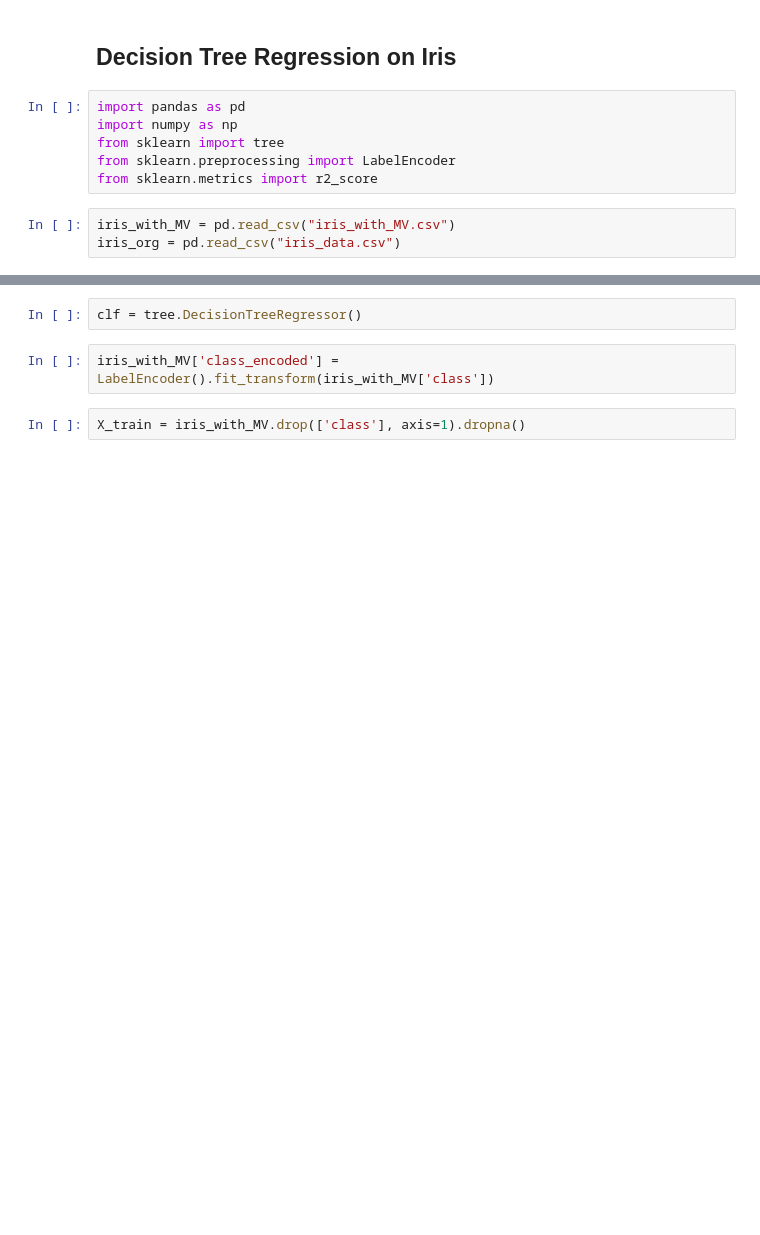
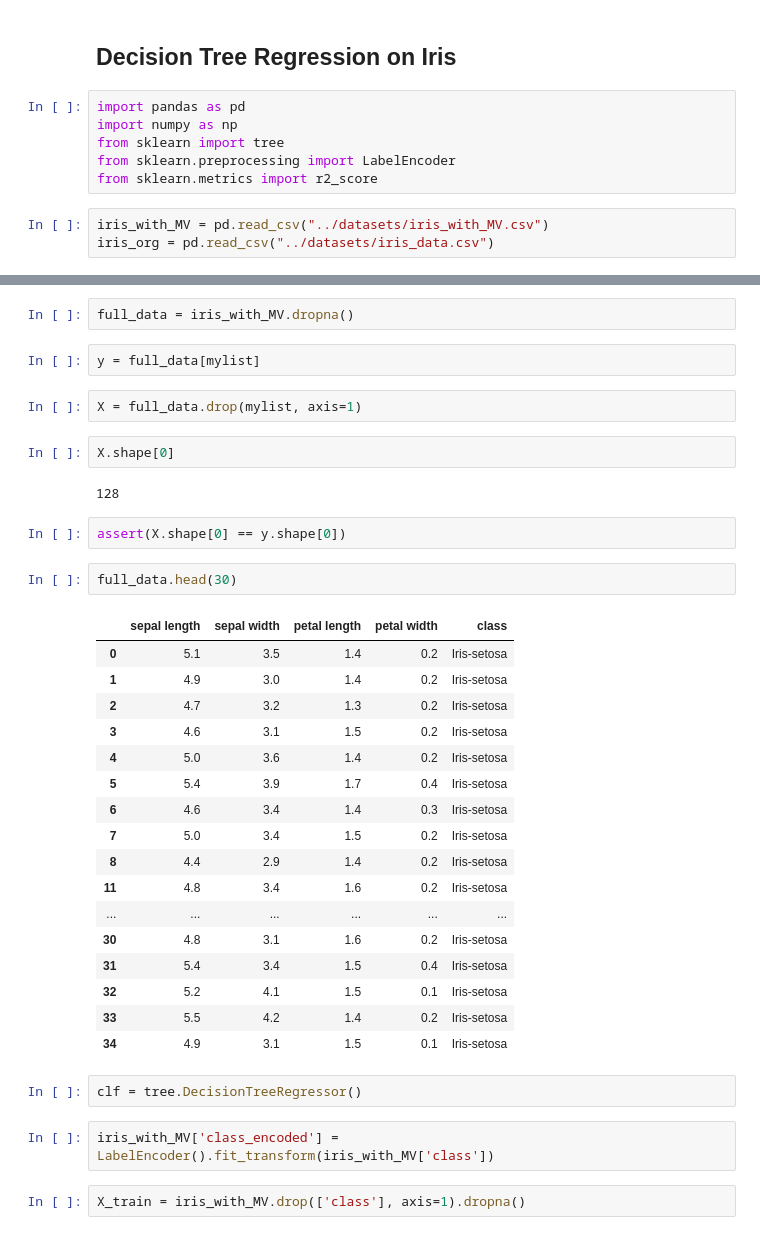
Before and after one commit to imbottlebird/MIT_6_830_project, a Jupyter notebook: notebooks/DecisionTree.ipynb, the cells around one changed output, grey strips where cells are left out. Drawn from its saved outputs; the diff is of its cells as text; blank space fills up the shorter version.

```diff
--- a/DecisionTree.ipynb
+++ b/notebooks/DecisionTree.ipynb
@@ -7,5 +7,5 @@ from sklearn import tree
 from sklearn.preprocessing import LabelEncoder
 from sklearn.metrics import r2_score
 # %%
-iris_with_MV = pd.read_csv("iris_with_MV.csv")
-iris_org = pd.read_csv("iris_data.csv")
+iris_with_MV = pd.read_csv("../datasets/iris_with_MV.csv")
+iris_org = pd.read_csv("../datasets/iris_data.csv")
@@ -21,3 +14,35 @@ iris_with_MV.head()
+# %%
+full_data = iris_with_MV.dropna()
+# %%
+y = full_data[mylist]
+# %%
+X = full_data.drop(mylist, axis=1)
+# %%
+X.shape[0]
+# %% [output]
+128
+# %%
+assert(X.shape[0] == y.shape[0])
+# %%
+full_data.head(30)
+# %% [output]
+|  | sepal length | sepal width | petal length | petal width | class |
+| 0 | 5.1 | 3.5 | 1.4 | 0.2 | Iris-setosa |
+| 1 | 4.9 | 3.0 | 1.4 | 0.2 | Iris-setosa |
+| 2 | 4.7 | 3.2 | 1.3 | 0.2 | Iris-setosa |
+| 3 | 4.6 | 3.1 | 1.5 | 0.2 | Iris-setosa |
+| 4 | 5.0 | 3.6 | 1.4 | 0.2 | Iris-setosa |
+| 5 | 5.4 | 3.9 | 1.7 | 0.4 | Iris-setosa |
+| 6 | 4.6 | 3.4 | 1.4 | 0.3 | Iris-setosa |
+| 7 | 5.0 | 3.4 | 1.5 | 0.2 | Iris-setosa |
+| 8 | 4.4 | 2.9 | 1.4 | 0.2 | Iris-setosa |
+| 11 | 4.8 | 3.4 | 1.6 | 0.2 | Iris-setosa |
+| ... | ... | ... | ... | ... | ... |
+| 30 | 4.8 | 3.1 | 1.6 | 0.2 | Iris-setosa |
+| 31 | 5.4 | 3.4 | 1.5 | 0.4 | Iris-setosa |
+| 32 | 5.2 | 4.1 | 1.5 | 0.1 | Iris-setosa |
+| 33 | 5.5 | 4.2 | 1.4 | 0.2 | Iris-setosa |
+| 34 | 4.9 | 3.1 | 1.5 | 0.1 | Iris-setosa |
 # %%
 clf = tree.DecisionTreeRegressor()
 # %%
```
Also changed, not shown: parts of 2 cells of this notebook, 12 other files.
